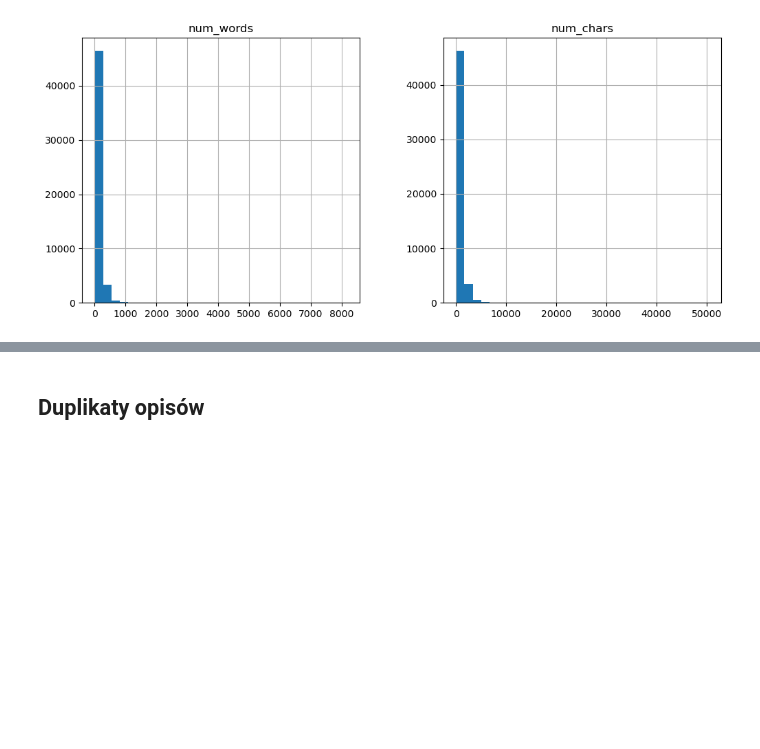
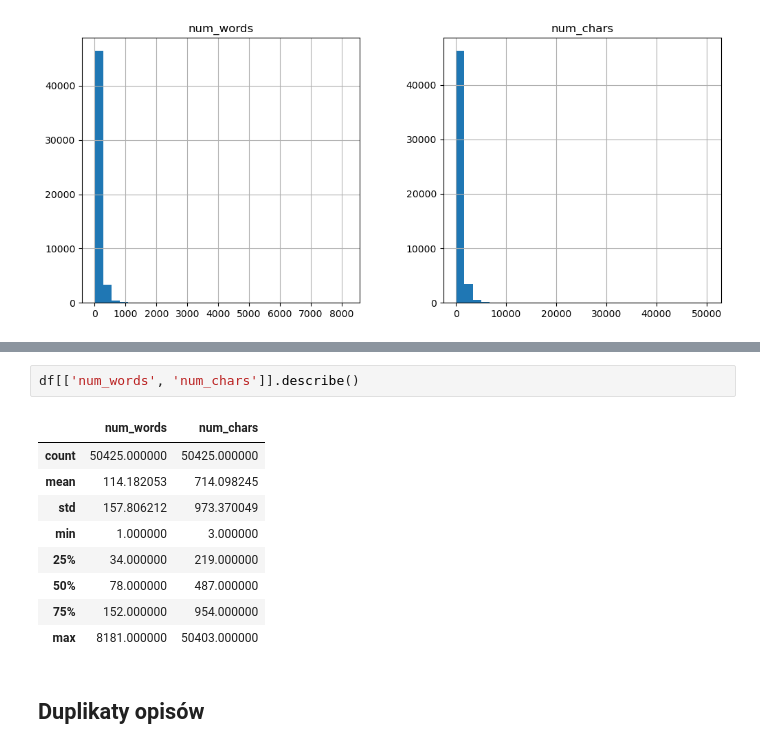
Before and after one commit to k-osinski/WUM_Projekt_2, a Jupyter notebook: project2_eda(1)(1).ipynb, the cells around one changed output, grey strips where cells are left out. Drawn from its saved outputs; the diff is of its cells as text; blank space fills up the shorter version.

```diff
--- a/project2_eda(1)(1).ipynb
+++ b/project2_eda(1)(1).ipynb
@@ -91,3 +96,15 @@ array([[<Axes: title={'center': 'num_words'}>,
+# %%
+df[['num_words', 'num_chars']].describe()
+# %% [output]
+|  | num_words | num_chars |
+| count | 50425.000000 | 50425.000000 |
+| mean | 114.182053 | 714.098245 |
+| std | 157.806212 | 973.370049 |
+| min | 1.000000 | 3.000000 |
+| 25% | 34.000000 | 219.000000 |
+| 50% | 78.000000 | 487.000000 |
+| 75% | 152.000000 | 954.000000 |
+| max | 8181.000000 | 50403.000000 |
 # %% [markdown]
 ## Duplikaty opisów
 # %%
```
Also changed, not shown: parts of 2 cells of this notebook.
